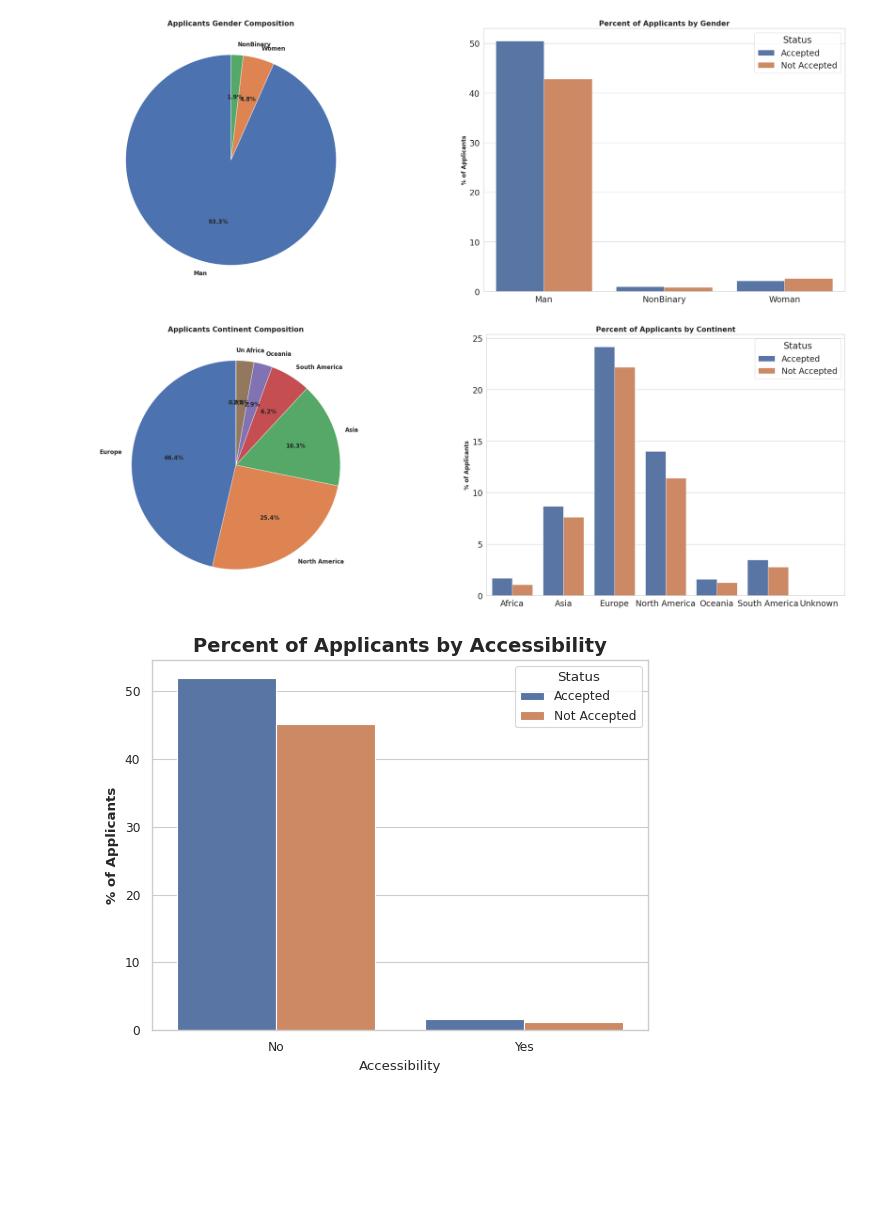
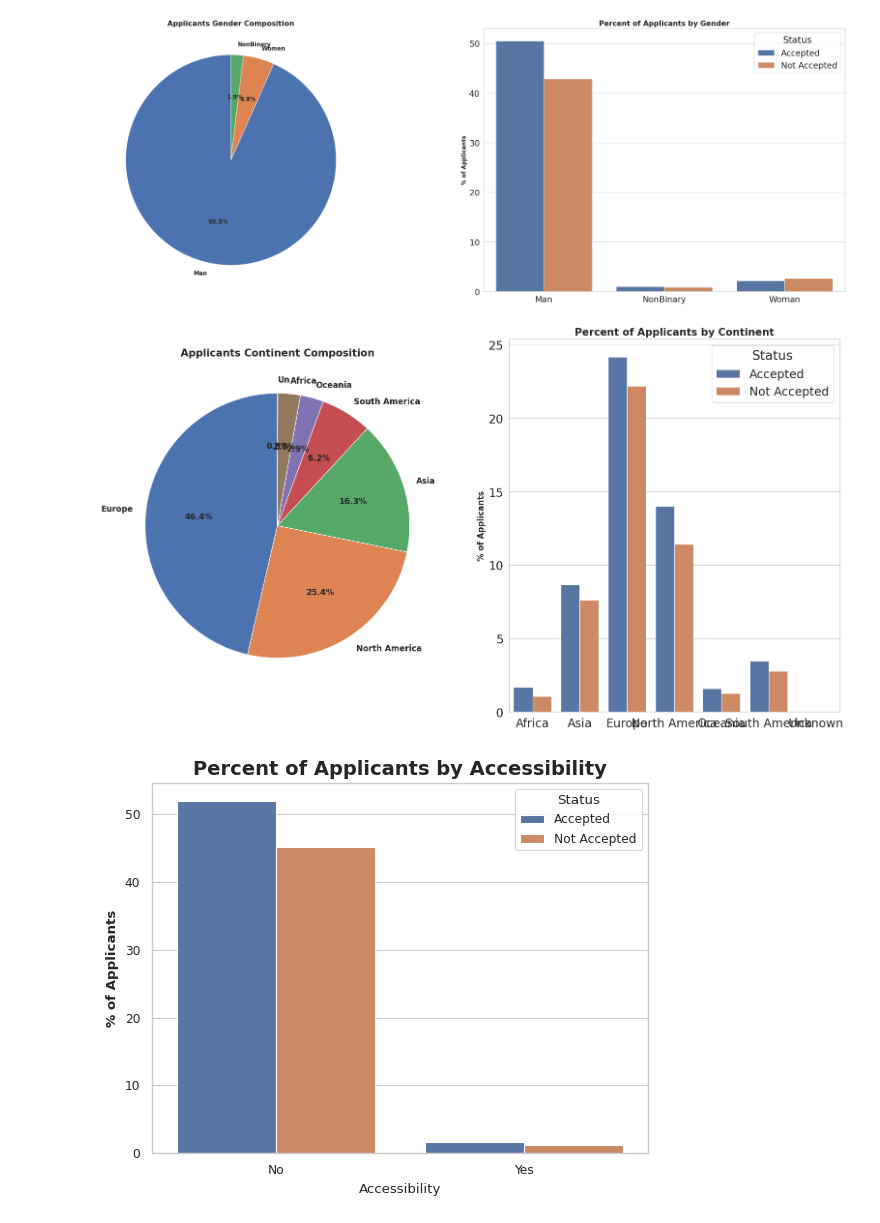
Before and after one commit to agustinse/ISA530Final, a Jupyter notebook: ISA_530_Final_Project_V5_Rao.ipynb, the cells around one changed output. Saved outputs shown, nothing was run; the diff lists cells and outputs as text; code cells hidden in the pictures; blank space fills up the shorter version.

```diff
--- a/ISA_530_Final_Project_V5_Rao.ipynb
+++ b/ISA_530_Final_Project_V5_Rao.ipynb
@@ -722,31 +722,31 @@ plot_gen(df)
 # %%
 #creating function to exploring relationship between Employment and Continent
 
 def plot_cont(df):
     sns.set(style = 'whitegrid')
     sns.set_context('paper', font_scale = 2)
     fig = plt.figure(figsize = (30,10))
 
-    plt.subplot(121)
+    plt.subplot(131)
     plt.pie(df.Continent.value_counts(), radius = 1,  labels = ['Europe', 'North America', 'Asia', 'South America', 'Oceania', 'Africa', 'Un'], autopct = '%0.1f%%', textprops = {'fontsize':12, 'fontweight':'bold'}, startangle = 90)
     plt.title('Applicants Continent Composition', fontweight = 'bold', fontsize = 15)
 
-    plt.subplot(122)
+    plt.subplot(132)
     copy = df.copy()
     copy = copy.groupby('Continent')['Status'].value_counts().to_frame()
     copy = copy.rename({'Status':'pct_total'}, axis = 1).reset_index()
     copy['pct_total'] = (copy['pct_total']/len(df)) * 100
     a = sns.barplot(data = copy, x= 'Continent', y = 'pct_total', hue = 'Status')
     a.set_title('Percent of Applicants by Continent', fontsize = 15, fontweight = 'bold')
     #a.set_xticklabels(a.get_xticklabels())
     a.set_ylabel('% of Applicants', fontweight = 'bold', fontsize = 12)
     a.set_xlabel('', fontweight = 'bold', fontsize = 12)
 
 plot_cont(df)
 #There are the most amount of applicants in our daatset from Europe.
 #For all continents, there are more applicants that accepted than did not get accepted.
 # %% [output]
-[figure, old version]
+[figure, new version]
 # %%
 paired_bar(df=df, var='Accessibility', title='Percent of Applicants by Accessibility')
 #Regardless of the accessibility, both categories show a higher chance of being accepted than not accepted.
```
Also changed, not shown: parts of 27 cells of this notebook.
